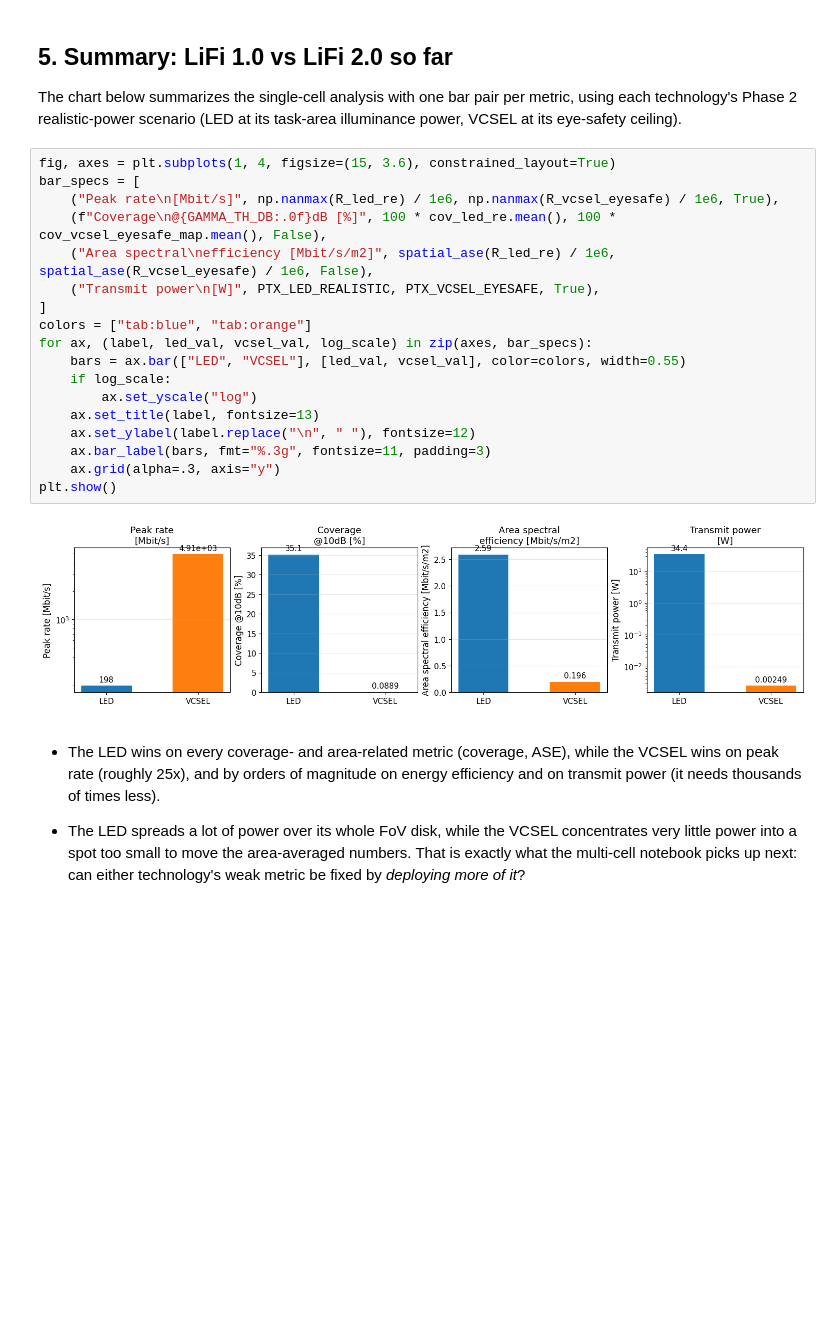
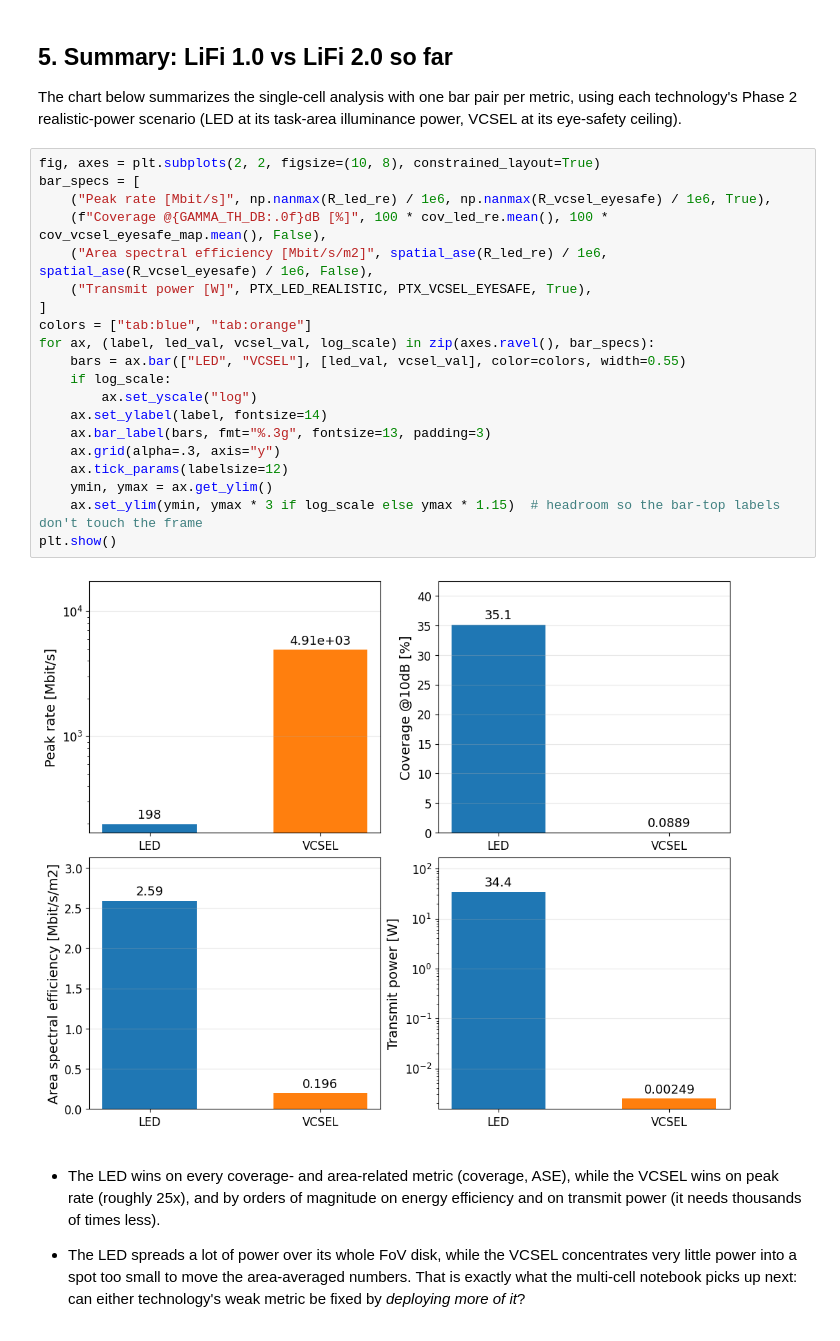
Before and after one commit to carolinalopezdelamadriz/lifi-comparative-analysis, a Jupyter notebook: single_cell_analysis.ipynb, the cells around one changed output. Cells and saved outputs as stored; diff of their text form; blank space fills up the shorter version.

Commit message:
Redraw the Phase 2 summary figure as a 2x2 grid with larger fonts

```diff
--- a/single_cell_analysis.ipynb
+++ b/single_cell_analysis.ipynb
@@ -816,25 +816,27 @@ The ranking on ASE and EE is not the same in Phase 1 and Phase 2, and both flip
 
 The chart below summarizes the single-cell analysis with one bar pair per metric, using each technology's Phase 2 realistic-power scenario (LED at its task-area illuminance power, VCSEL at its eye-safety ceiling).
 # %%
-fig, axes = plt.subplots(1, 4, figsize=(15, 3.6), constrained_layout=True)
+fig, axes = plt.subplots(2, 2, figsize=(10, 8), constrained_layout=True)
 bar_specs = [
-    ("Peak rate\n[Mbit/s]", np.nanmax(R_led_re) / 1e6, np.nanmax(R_vcsel_eyesafe) / 1e6, True),
-    (f"Coverage\n@{GAMMA_TH_DB:.0f}dB [%]", 100 * cov_led_re.mean(), 100 * cov_vcsel_eyesafe_map.mean(), False),
-    ("Area spectral\nefficiency [Mbit/s/m2]", spatial_ase(R_led_re) / 1e6, spatial_ase(R_vcsel_eyesafe) / 1e6, False),
-    ("Transmit power\n[W]", PTX_LED_REALISTIC, PTX_VCSEL_EYESAFE, True),
+    ("Peak rate [Mbit/s]", np.nanmax(R_led_re) / 1e6, np.nanmax(R_vcsel_eyesafe) / 1e6, True),
+    (f"Coverage @{GAMMA_TH_DB:.0f}dB [%]", 100 * cov_led_re.mean(), 100 * cov_vcsel_eyesafe_map.mean(), False),
+    ("Area spectral efficiency [Mbit/s/m2]", spatial_ase(R_led_re) / 1e6, spatial_ase(R_vcsel_eyesafe) / 1e6, False),
+    ("Transmit power [W]", PTX_LED_REALISTIC, PTX_VCSEL_EYESAFE, True),
 ]
 colors = ["tab:blue", "tab:orange"]
-for ax, (label, led_val, vcsel_val, log_scale) in zip(axes, bar_specs):
+for ax, (label, led_val, vcsel_val, log_scale) in zip(axes.ravel(), bar_specs):
     bars = ax.bar(["LED", "VCSEL"], [led_val, vcsel_val], color=colors, width=0.55)
     if log_scale:
         ax.set_yscale("log")
-    ax.set_title(label, fontsize=13)
-    ax.set_ylabel(label.replace("\n", " "), fontsize=12)
-    ax.bar_label(bars, fmt="%.3g", fontsize=11, padding=3)
+    ax.set_ylabel(label, fontsize=14)
+    ax.bar_label(bars, fmt="%.3g", fontsize=13, padding=3)
     ax.grid(alpha=.3, axis="y")
+    ax.tick_params(labelsize=12)
+    ymin, ymax = ax.get_ylim()
+    ax.set_ylim(ymin, ymax * 3 if log_scale else ymax * 1.15)  # headroom so the bar-top labels don't touch the frame
 plt.show()
 # %% [output]
-[figure, old version]
+[figure, new version]
 # %% [markdown]
 - The LED wins on every coverage- and area-related metric (coverage, ASE), while the VCSEL wins on peak rate (roughly 25x), and by orders of magnitude on energy efficiency and on transmit power (it needs thousands of times less).
 
```
Also changed, not shown: 1 other file.
